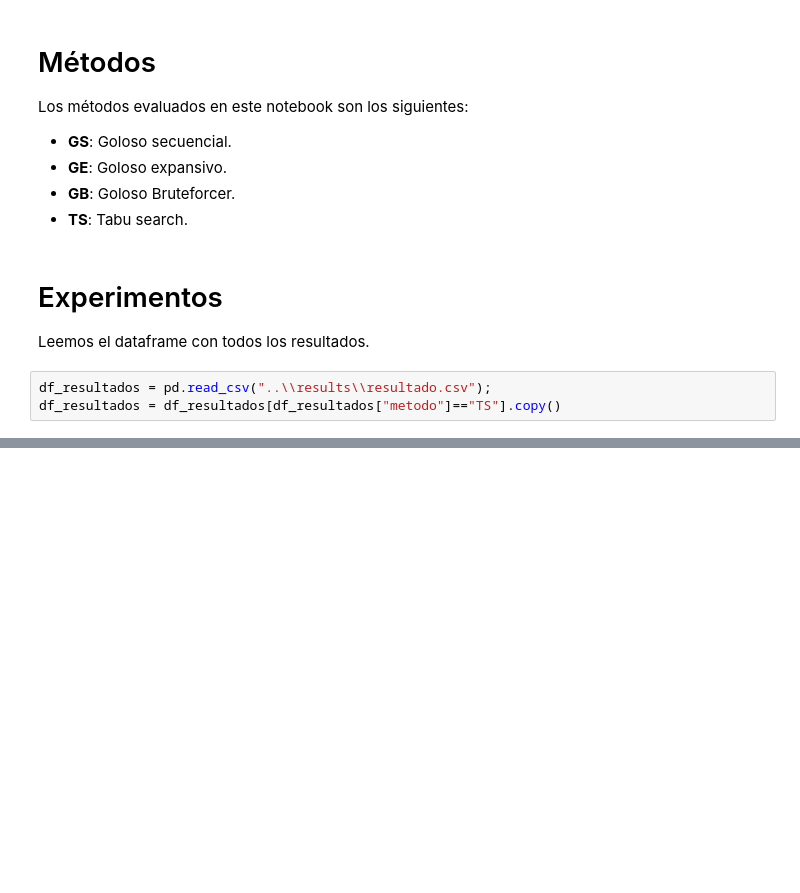
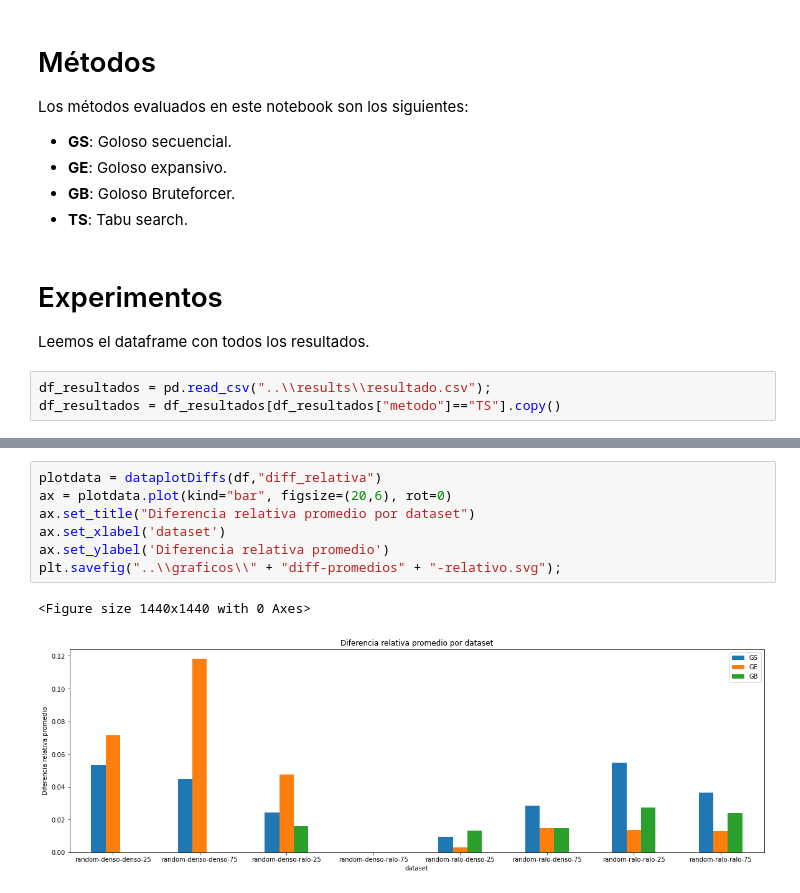
Before and after one commit to ZarthaxX/algo3-tp2, a Jupyter notebook: experimentacion/notebooks/analisis-Guada.ipynb, the cells around one changed output, grey strips where cells are left out. Drawn from its saved outputs; the diff is of its cells as text; blank space fills up the shorter version.

```diff
--- a/experimentacion/notebooks/analisis-Guada.ipynb
+++ b/experimentacion/notebooks/analisis-Guada.ipynb
@@ -143,0 +177,10 @@ plt.savefig("..\\graficos\\" + "diff-promedios" + "-relativo.svg");
+# %%
+plotdata = dataplotDiffs(df,"diff_relativa")
+ax = plotdata.plot(kind="bar", figsize=(20,6), rot=0)
+ax.set_title("Diferencia relativa promedio por dataset")
+ax.set_xlabel('dataset')
+ax.set_ylabel('Diferencia relativa promedio')
+plt.savefig("..\\graficos\\" + "diff-promedios" + "-relativo.svg");
+# %% [output]
+<Figure size 1440x1440 with 0 Axes>
+[figure, added]
```
Also changed, not shown: parts of 11 cells of this notebook, 5 other files.
